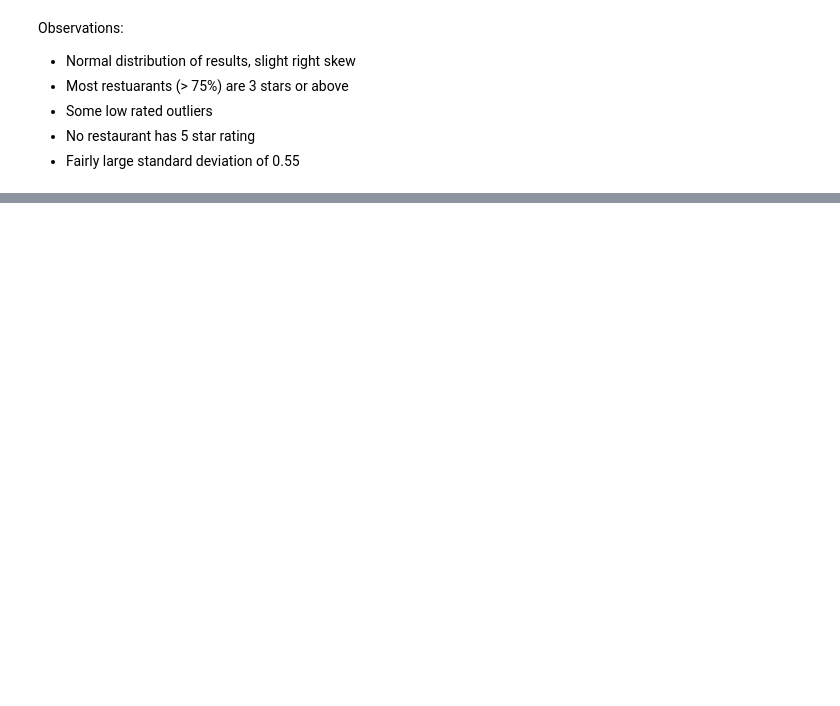
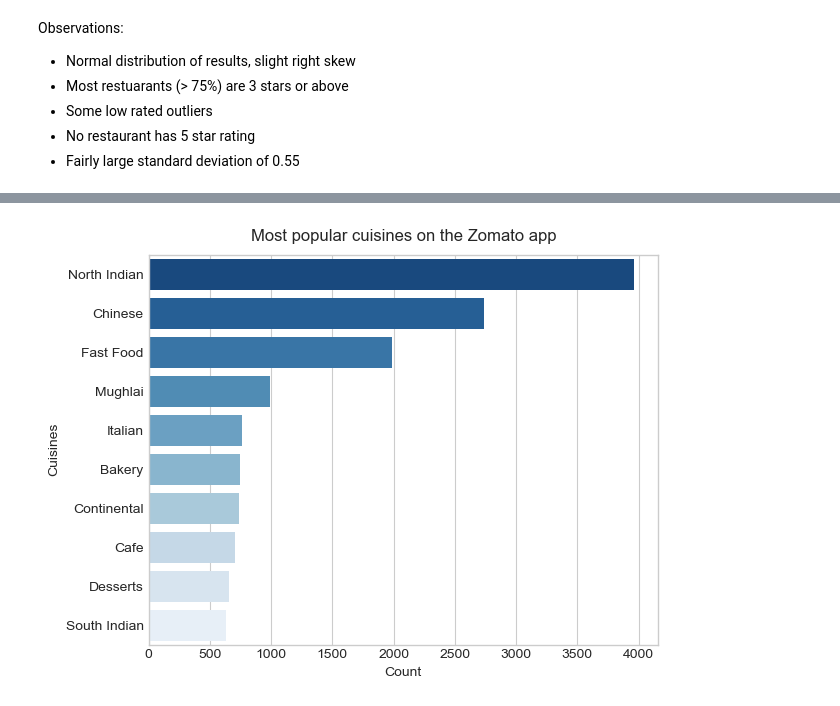
Before and after one commit to lizzywhite1/eda-projects, a Jupyter notebook: zomato_eda.ipynb, the cells around one changed output, grey strips where cells are left out. Drawn from its saved outputs; the diff is of its cells as text; code cells hidden in the pictures; blank space fills up the shorter version.

```diff
--- a/zomato_eda.ipynb
+++ b/zomato_eda.ipynb
@@ -523,0 +559,25 @@ India or city Specific
+# %%
+def extract_cuisine(df: pd.DataFrame, column_name: str) -> pd.DataFrame:
+    ''' A function to extract all cuisines mentioned for every restaurant and
+    add it to a dictionairy which would increment at each occurance '''
+    # Initialize a default dict, when a key is initialized value set to 0
+    cuisine_count = defaultdict(int)
+    for cuisines in df[column_name]: # Iterate through each cuisine for restaurant
+        if pd.notna(cuisines):
+            # Create a list containing cuisines mentioned for singular restaurant
+            cuisines_list = [x.strip() for x in cuisines.split(',')]
+            for cuisine in cuisines_list: # Iterate through each cuisine in list
+                # Incremenet count on each occurance of cuisine on list
+                cuisine_count[cuisine] += 1
+    cuisine_df = pd.DataFrame(list(cuisine_count.items()), columns=['cuisine', 'count'])
+    return cuisine_df
+
+# Order by popularity
+cuisine_popularity = extract_cuisine(final_df, 'cuisines').sort_values(
+    by = 'count',
+    ascending = False
+)
+# %%
+# Top 10 most popular cuisines on Zomato
+top_10_cuisine = cuisine_popularity.head(10)
+top_10_cuisine
@@ -523,0 +596,16 @@ India or city Specific
+# %%
+sns.barplot(
+    data = top_10_cuisine,
+    x = 'count',
+    y = 'cuisine',
+    hue = 'cuisine',
+    orient = 'h',
+    palette = 'Blues_r'
+)
+plt.ylabel('Cuisines')
+plt.xlabel('Count')
+plt.title('Most popular cuisines on the Zomato app', pad = 10)
+plt.tight_layout()
+plt.show()
+# %% [output]
+[figure, added]
```
Also changed, not shown: parts of 71 cells of this notebook.
